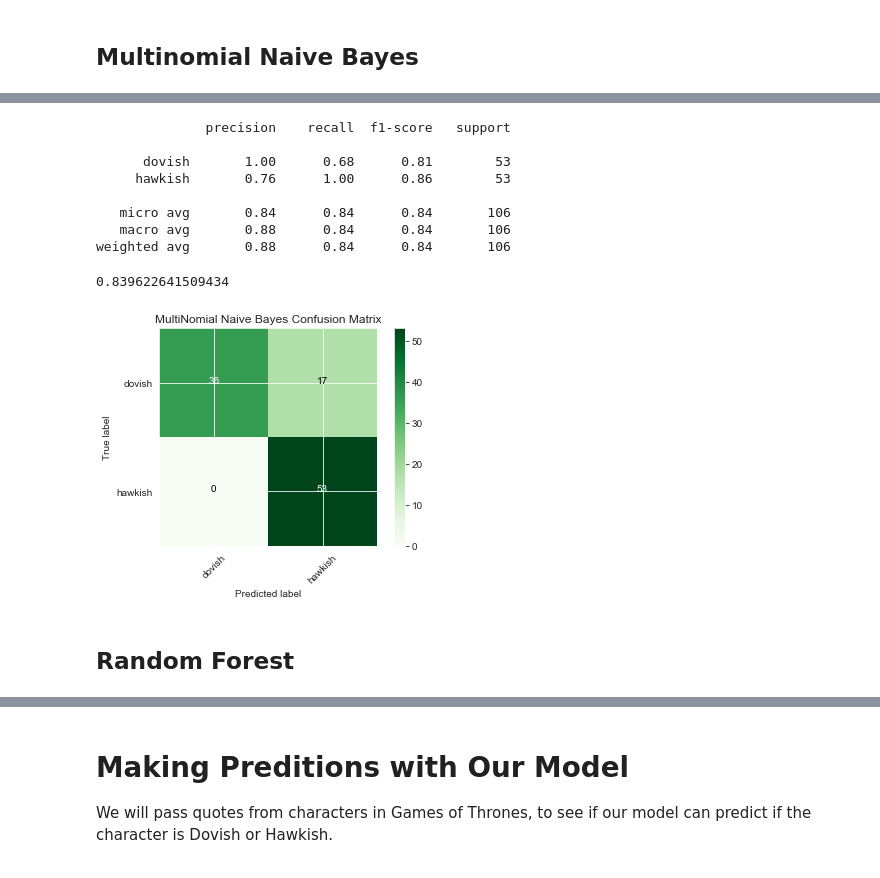
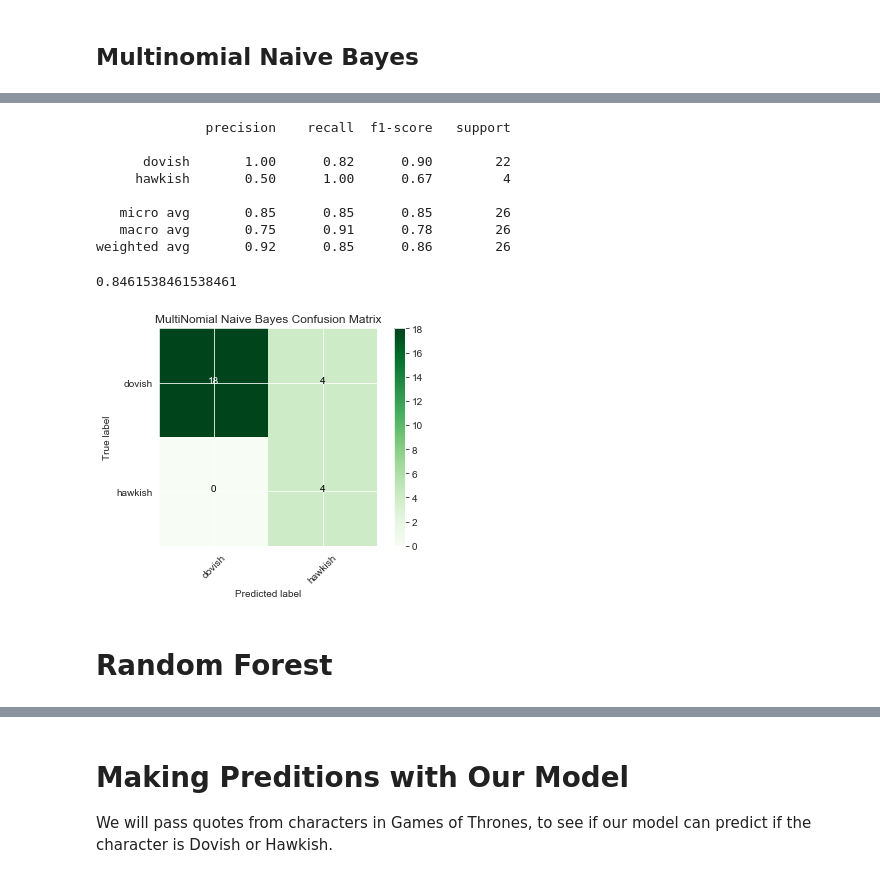
Before and after one commit to MarcSchneider71/Mod-3-Project--FOMC-Classfier-NLP, a Jupyter notebook: ModelwithPredicationsandGraphs.ipynb, the cells around one changed output, grey strips where cells are left out. Saved outputs shown, nothing was run; the diff lists cells and outputs as text; code cells hidden in the pictures.

```diff
--- a/ModelwithPredicationsandGraphs.ipynb
+++ b/ModelwithPredicationsandGraphs.ipynb
@@ -286,2 +262,2 @@ X_resampled_BC, y_resampled_BC = SMOTE().fit_sample(documents_tfidf, df_model['b
-# %%
-X_resampled_Cat, y_resampled_Cat = SMOTE().fit_sample(documents_tfidf, df_model['Category'])
+# %%
+X_resampled, y_resampled = SMOTE().fit_resample(X_train, y_train)
@@ -293,4 +277,4 @@ X_resampled_Cat, y_resampled_Cat = SMOTE().fit_sample(documents_tfidf, df_model[
 from sklearn.naive_bayes import MultinomialNB
 from sklearn.metrics import roc_curve, auc
 # %%
-mb_model_resampled = MultinomialNB().fit(X_resampled_Cat, y_resampled_Cat)
+mb_model_resampled = MultinomialNB().fit(X_resampled, y_resampled)
@@ -326,4 +353,4 @@ AUC: 0.926308294766821
 # %%
-mb_all_predictions_resampled = mb_model_resampled.predict(X_resampled_Cat)
+mb_all_predictions_resampled = mb_model_resampled.predict(X_test)
 print(mb_all_predictions_resampled)
 # %% [output]
@@ -345,43 +361,43 @@ print(mb_all_predictions_resampled)
 # %%
-print(classification_report(y_resampled_Cat, mb_all_predictions_resampled))
+print(classification_report(y_test, mb_all_predictions_resampled))
 # %% [output]
               precision    recall  f1-score   support
 
-      dovish       1.00      0.68      0.81        53
-     hawkish       0.76      1.00      0.86        53
+      dovish       1.00      0.82      0.90        22
+     hawkish       0.50      1.00      0.67         4
 
-   micro avg       0.84      0.84      0.84       106
-   macro avg       0.88      0.84      0.84       106
-weighted avg       0.88      0.84      0.84       106
+   micro avg       0.85      0.85      0.85        26
+   macro avg       0.75      0.91      0.78        26
+weighted avg       0.92      0.85      0.86        26
 # %%
-mb_model_resampled.score(X_resampled_Cat, y_resampled_Cat)
+mb_model_resampled.score(X_test, y_test)
 # %% [output]
-0.839622641509434
+0.8461538461538461
 # %%
-cf1 = confusion_matrix(y_resampled_Cat, mb_all_predictions_resampled)
+cf1 = confusion_matrix(y_test, mb_all_predictions_resampled)
 plt.imshow(cf1, cmap=plt.cm.Greens)
 
 plt.title('MultiNomial Naive Bayes Confusion Matrix')
 plt.ylabel('True label')
 plt.xlabel('Predicted label')
 
 class_names = set(y_resampled_Cat)
 tick_marks = np.arange(len(class_names))
 plt.xticks(tick_marks, class_names, rotation=45)
 plt.yticks(tick_marks, class_names)
 
 thresh = cf1.max() / 2.
 
 for i, j in product(range(cf1.shape[0]), range(cf1.shape[1])):
     plt.text(j, i, cf1[i, j],
          horizontalalignment="center",
          color="white" if cf1[i, j] > thresh else "black")
 
 plt.colorbar();
 # %% [output]
-[figure, old version]
+[figure, new version]
 # %% [markdown]
-## Random Forest
+# Random Forest
 # %%
 from sklearn.ensemble import RandomForestClassifier
 # %%
```
Also changed, not shown: parts of 43 cells of this notebook, 1 other file.
